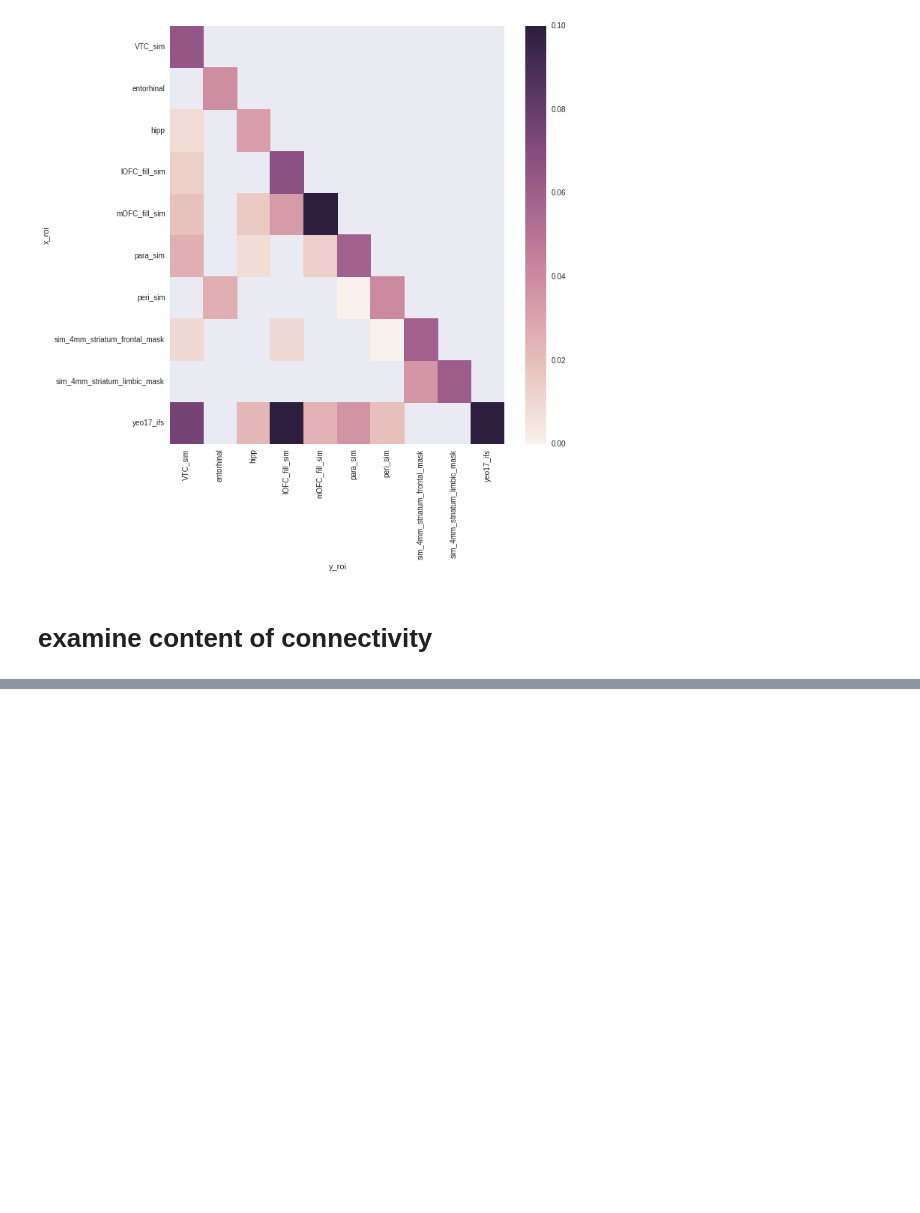
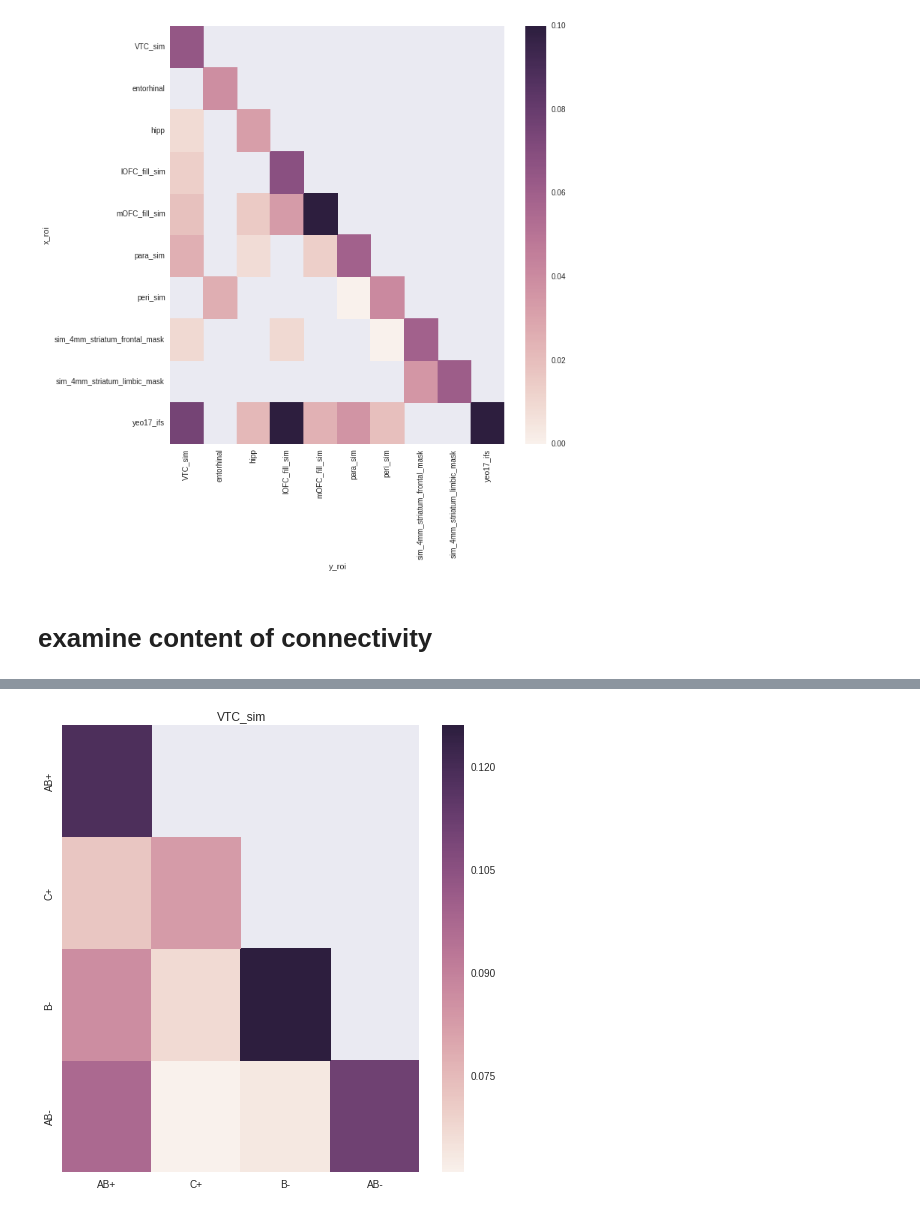
Before and after one commit to iancballard/fd_fmri, a Jupyter notebook: multivariate_connectivity.ipynb, the cells around one changed output, grey strips where cells are left out. Saved outputs shown, nothing was run; the diff lists cells and outputs as text; code cells hidden in the pictures; blank space fills up the shorter version.

```diff
--- a/multivariate_connectivity.ipynb
+++ b/multivariate_connectivity.ipynb
@@ -436,0 +538,4 @@ array(['b_plus', 'b_plus', 'b_plus', 'b_plus', 'b_plus', 'b_plus',
+# %%
+make_fig(roi,all_cnf)
+# %% [output]
+[figure, added]
```
Also changed, not shown: parts of 31 cells of this notebook.
